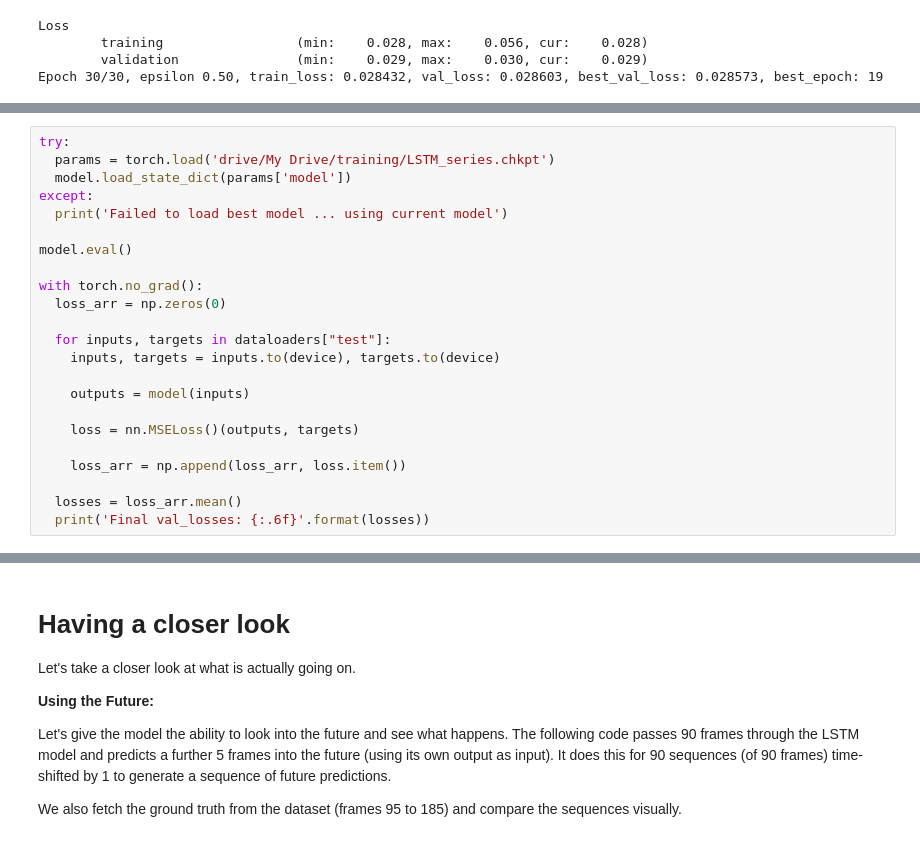
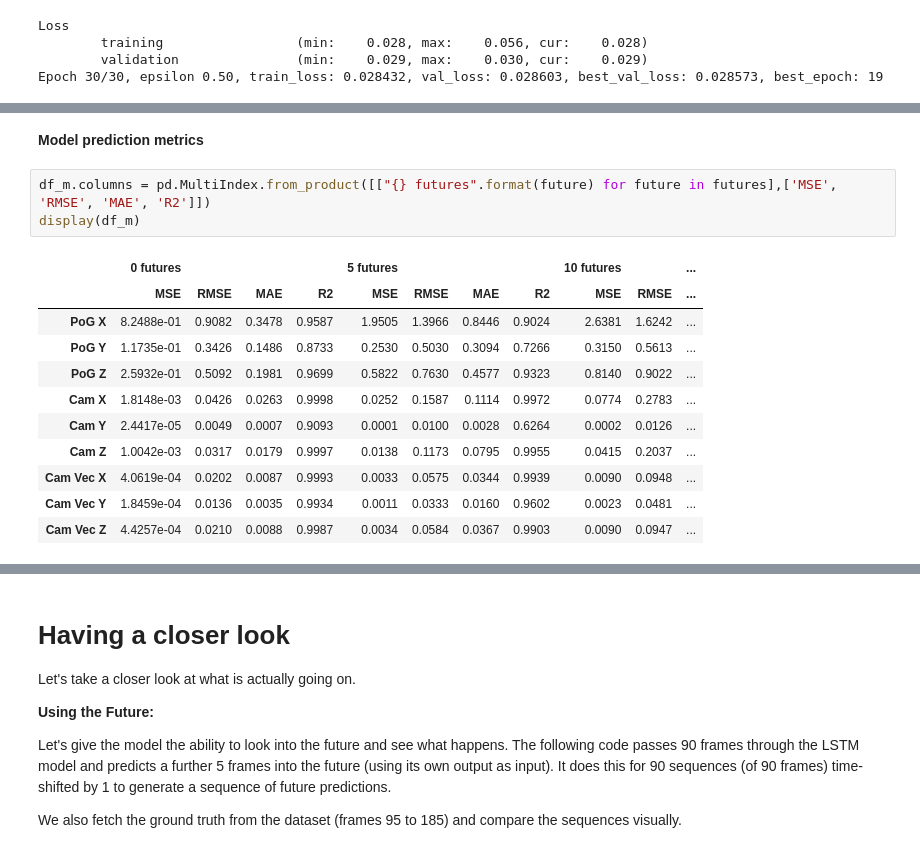
Before and after one commit to sacktock/EDVAM-models, a Jupyter notebook: LSTM_sequence.ipynb, the cells around one changed output, grey strips where cells are left out. Drawn from its saved outputs; the diff is of its cells as text.

```diff
--- a/LSTM_sequence.ipynb
+++ b/LSTM_sequence.ipynb
@@ -337,23 +335,0 @@ Let's load our best model and check the validation loss anything less than 0.03
-# %%
-try:
-  params = torch.load('drive/My Drive/training/LSTM_series.chkpt')
-  model.load_state_dict(params['model'])
-except:
-  print('Failed to load best model ... using current model')
-
-model.eval()
-
-with torch.no_grad():
-  loss_arr = np.zeros(0)
-
-  for inputs, targets in dataloaders["test"]:
-    inputs, targets = inputs.to(device), targets.to(device)
-
-    outputs = model(inputs)
-
-    loss = nn.MSELoss()(outputs, targets)
-
-    loss_arr = np.append(loss_arr, loss.item())
-
-  losses = loss_arr.mean()
-  print('Final val_losses: {:.6f}'.format(losses))
@@ -361,0 +413,17 @@ Final val_losses: 0.028573
+# %% [markdown]
+**Model prediction metrics**
+# %%
+df_m.columns = pd.MultiIndex.from_product([["{} futures".format(future) for future in futures],['MSE', 'RMSE', 'MAE', 'R2']])
+display(df_m)
+# %% [output]
+|  | 0 futures |  |  |  | 5 futures |  |  |  | 10 futures |  | ... |
+|  | MSE | RMSE | MAE | R2 | MSE | RMSE | MAE | R2 | MSE | RMSE | ... |
+| PoG X | 8.2488e-01 | 0.9082 | 0.3478 | 0.9587 | 1.9505 | 1.3966 | 0.8446 | 0.9024 | 2.6381 | 1.6242 | ... |
+| PoG Y | 1.1735e-01 | 0.3426 | 0.1486 | 0.8733 | 0.2530 | 0.5030 | 0.3094 | 0.7266 | 0.3150 | 0.5613 | ... |
+| PoG Z | 2.5932e-01 | 0.5092 | 0.1981 | 0.9699 | 0.5822 | 0.7630 | 0.4577 | 0.9323 | 0.8140 | 0.9022 | ... |
+| Cam X | 1.8148e-03 | 0.0426 | 0.0263 | 0.9998 | 0.0252 | 0.1587 | 0.1114 | 0.9972 | 0.0774 | 0.2783 | ... |
+| Cam Y | 2.4417e-05 | 0.0049 | 0.0007 | 0.9093 | 0.0001 | 0.0100 | 0.0028 | 0.6264 | 0.0002 | 0.0126 | ... |
+| Cam Z | 1.0042e-03 | 0.0317 | 0.0179 | 0.9997 | 0.0138 | 0.1173 | 0.0795 | 0.9955 | 0.0415 | 0.2037 | ... |
+| Cam Vec X | 4.0619e-04 | 0.0202 | 0.0087 | 0.9993 | 0.0033 | 0.0575 | 0.0344 | 0.9939 | 0.0090 | 0.0948 | ... |
+| Cam Vec Y | 1.8459e-04 | 0.0136 | 0.0035 | 0.9934 | 0.0011 | 0.0333 | 0.0160 | 0.9602 | 0.0023 | 0.0481 | ... |
+| Cam Vec Z | 4.4257e-04 | 0.0210 | 0.0088 | 0.9987 | 0.0034 | 0.0584 | 0.0367 | 0.9903 | 0.0090 | 0.0947 | ... |
```
Also changed, not shown: parts of 14 cells of this notebook.
